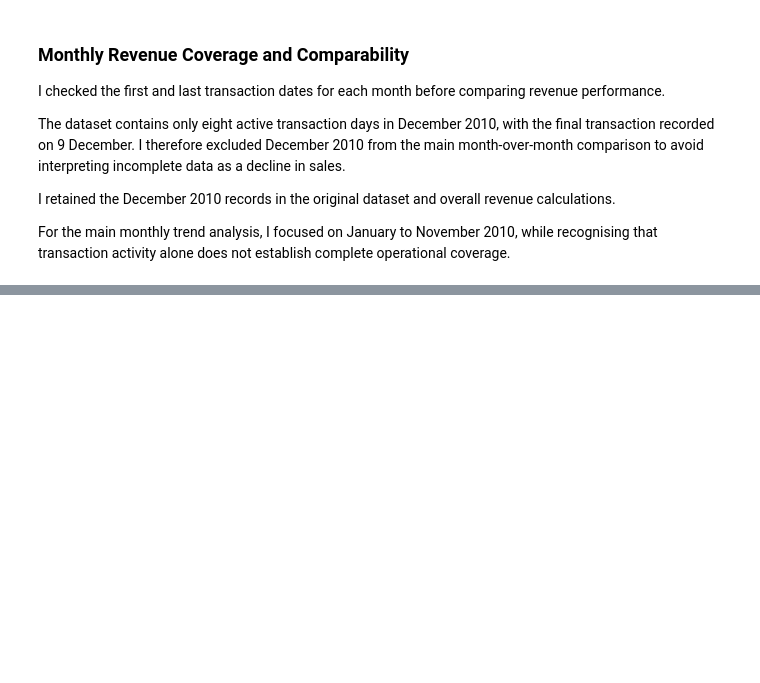
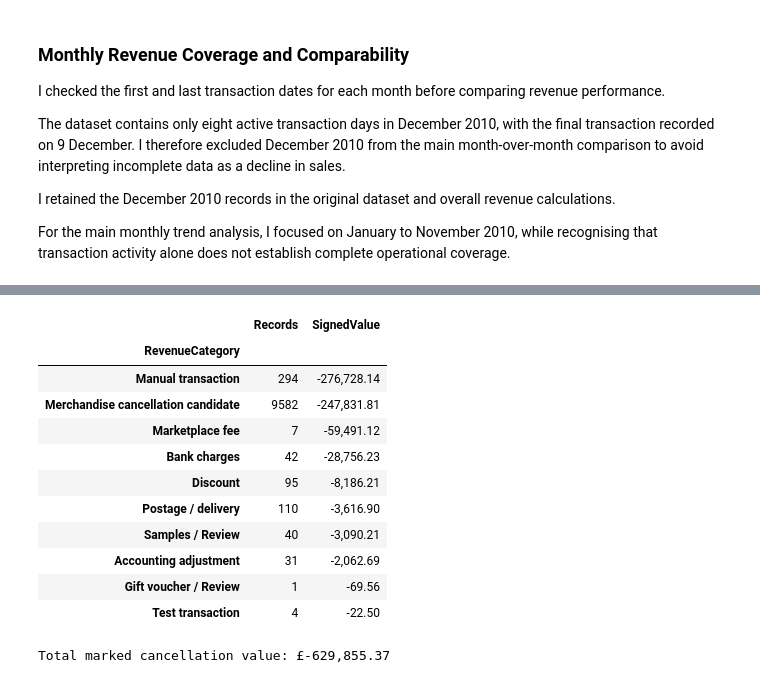
Before and after one commit to baizoukou/retail-revenue-growth-analysis, a Jupyter notebook: notebooks/01_data_quality.ipynb, the cells around one changed output, grey strips where cells are left out. Saved outputs shown, nothing was run; the diff lists cells and outputs as text; code cells hidden in the pictures; blank space fills up the shorter version.

Commit message:
Validate revenue KPIs and cancellation reconciliation
Reconciled merchandise cancellations, excluded test transactions, validated preliminary revenue KPIs, and documented findings.

```diff
--- a/notebooks/01_data_quality.ipynb
+++ b/notebooks/01_data_quality.ipynb
@@ -2538,15 +2539,3 @@ The dataset contains only eight active transaction days in December 2010, with t
 I retained the December 2010 records in the original dataset and overall revenue calculations.
 
 For the main monthly trend analysis, I focused on January to November 2010, while recognising that transaction activity alone does not establish complete operational coverage.
-# %%
-import json
-
-with notebook_path.open(encoding="utf-8") as f:
-    notebook = json.load(f)
-
-print("Total cells:", len(notebook["cells"]))
-
-last_cell = notebook["cells"][-1]
-print("Last cell type:", last_cell["cell_type"])
-print("Last cell heading:")
-print("".join(last_cell["source"]).splitlines()[0])
@@ -2557,0 +2556,36 @@ Last cell heading:
+# %%
+cancellation_reconciliation = (
+    df_classified.loc[
+        df_classified["Invoice"]
+        .astype("string")
+        .str.upper()
+        .str.startswith("C", na=False)
+    ]
+    .groupby("RevenueCategory", dropna=False)
+    .agg(
+        Records=("Invoice", "size"),
+        SignedValue=("LineValue", "sum")
+    )
+    .sort_values("SignedValue")
+)
+
+display(cancellation_reconciliation)
+
+print(
+    "Total marked cancellation value:",
+    f"£{cancellation_reconciliation['SignedValue'].sum():,.2f}"
+)
+# %% [output]
+|  | Records | SignedValue |
+| RevenueCategory |  |  |
+| Manual transaction | 294 | -276,728.14 |
+| Merchandise cancellation candidate | 9582 | -247,831.81 |
+| Marketplace fee | 7 | -59,491.12 |
+| Bank charges | 42 | -28,756.23 |
+| Discount | 95 | -8,186.21 |
+| Postage / delivery | 110 | -3,616.90 |
+| Samples / Review | 40 | -3,090.21 |
+| Accounting adjustment | 31 | -2,062.69 |
+| Gift voucher / Review | 1 | -69.56 |
+| Test transaction | 4 | -22.50 |
+Total marked cancellation value: £-629,855.37
```
Also changed, not shown: parts of 9 cells of this notebook.
